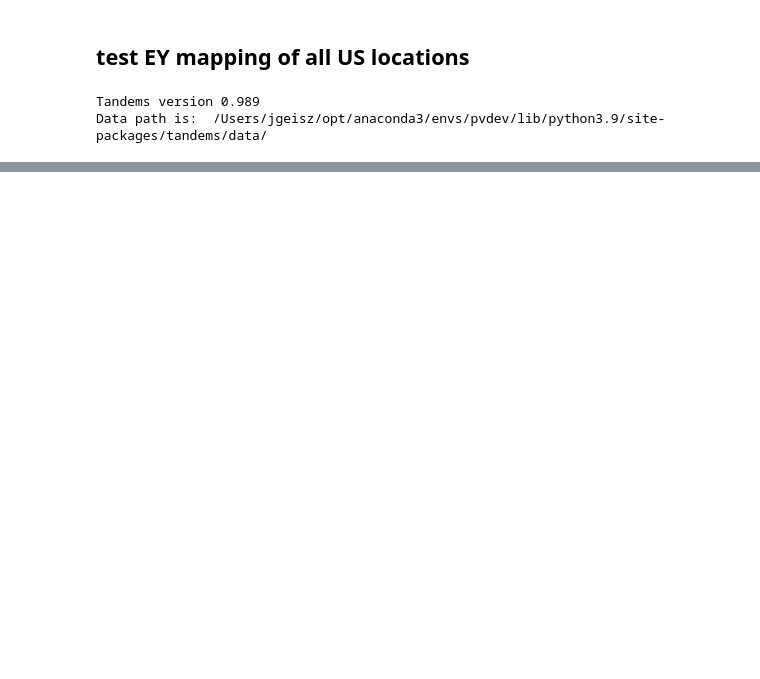
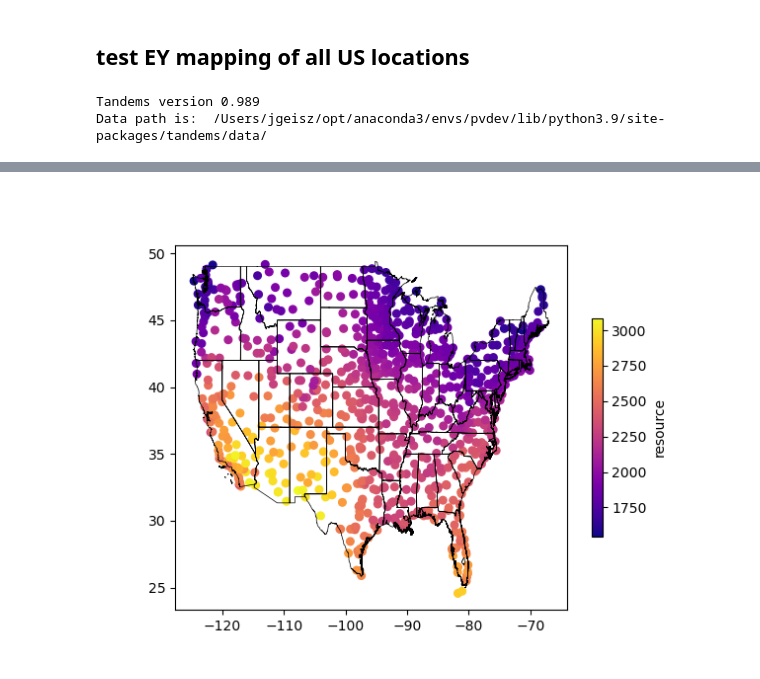
Before and after one commit to NREL/PVcircuit, a Jupyter notebook: notebooks/EYmap.ipynb, the cells around one changed output, grey strips where cells are left out. Drawn from its saved outputs; the diff is of its cells as text; code cells hidden in the pictures; blank space fills up the shorter version.

```diff
--- a/notebooks/EYmap.ipynb
+++ b/notebooks/EYmap.ipynb
@@ -63,0 +81,7 @@ fcb = plt.colorbar(fim, ax=fax, shrink=0.6, label='EYeff/STCeff')
+# %%
+rfig, rax = plt.subplots()
+rax.plot(dfBorders['longitude'], dfBorders['latitude'],lw=0.5, color='black')
+rim = rax.scatter(nploc[:,0], nploc[:,1], marker='o', s=30, c=(nploc[:,3]), cmap=cmap)
+rcb = plt.colorbar(rim, ax=rax, shrink=0.6, label='resource')
+# %% [output]
+[figure, added]
```
Also changed, not shown: parts of 4 cells of this notebook, 6 other files.
